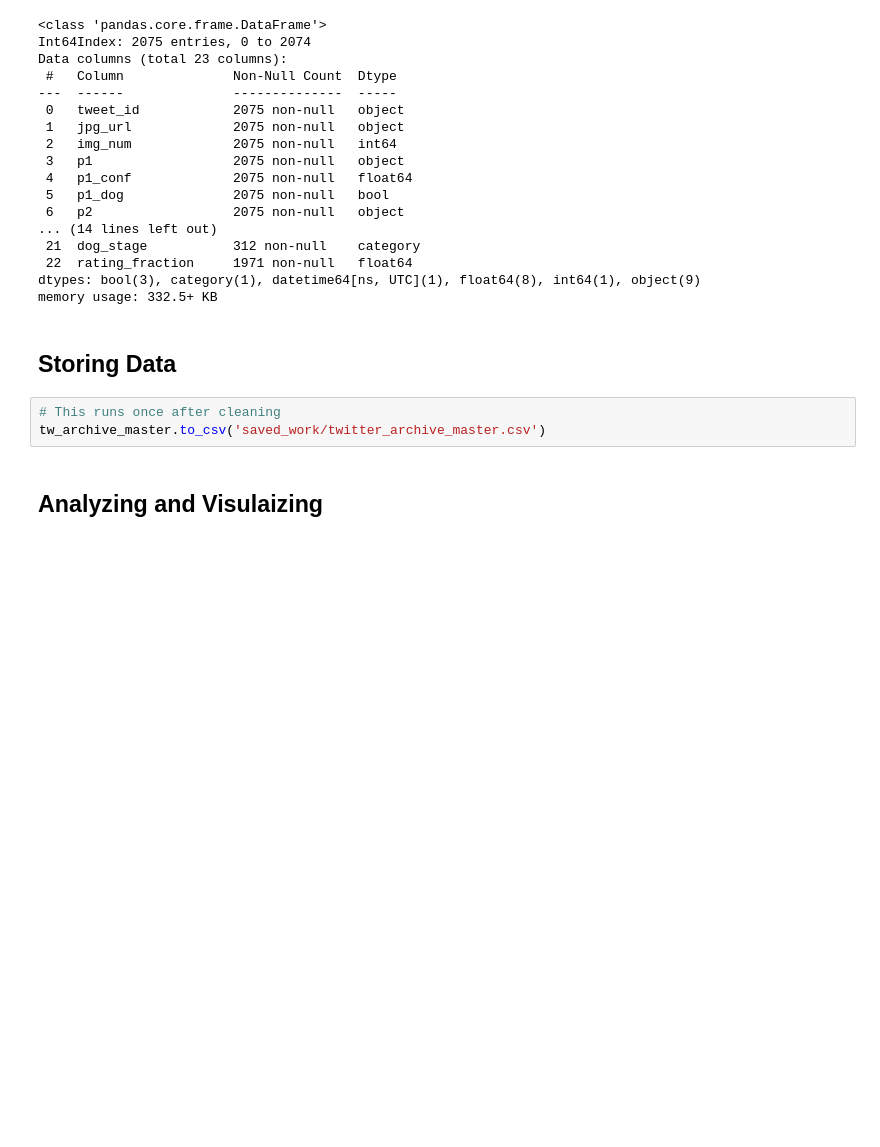
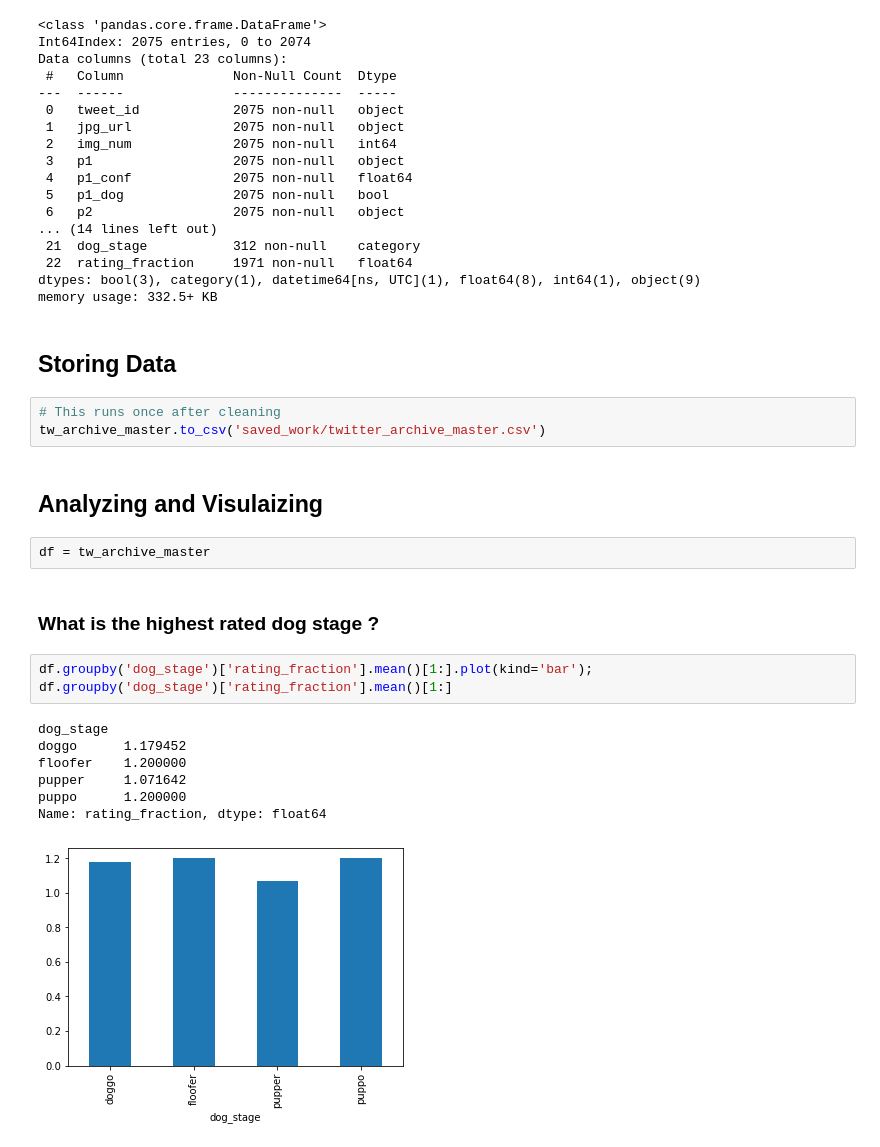
Before and after one commit to OthmanAhmed/wrangling-data-project, a Jupyter notebook: wrangle_act.ipynb, the cells around one changed output. Saved outputs shown, nothing was run; the diff lists cells and outputs as text; blank space fills up the shorter version.

```diff
--- a/wrangle_act.ipynb
+++ b/wrangle_act.ipynb
@@ -681,3 +682,18 @@ memory usage: 332.5+ KB
 tw_archive_master.to_csv('saved_work/twitter_archive_master.csv')
 # %% [markdown]
 ## Analyzing and Visulaizing
+# %%
+df = tw_archive_master
+# %% [markdown]
+### What is the highest rated dog stage ?
+# %%
+df.groupby('dog_stage')['rating_fraction'].mean()[1:].plot(kind='bar');
+df.groupby('dog_stage')['rating_fraction'].mean()[1:]
+# %% [output]
+dog_stage
+doggo      1.179452
+floofer    1.200000
+pupper     1.071642
+puppo      1.200000
+Name: rating_fraction, dtype: float64
+[figure, added]
```
Also changed, not shown: parts of 10 cells of this notebook, 7 other files.
